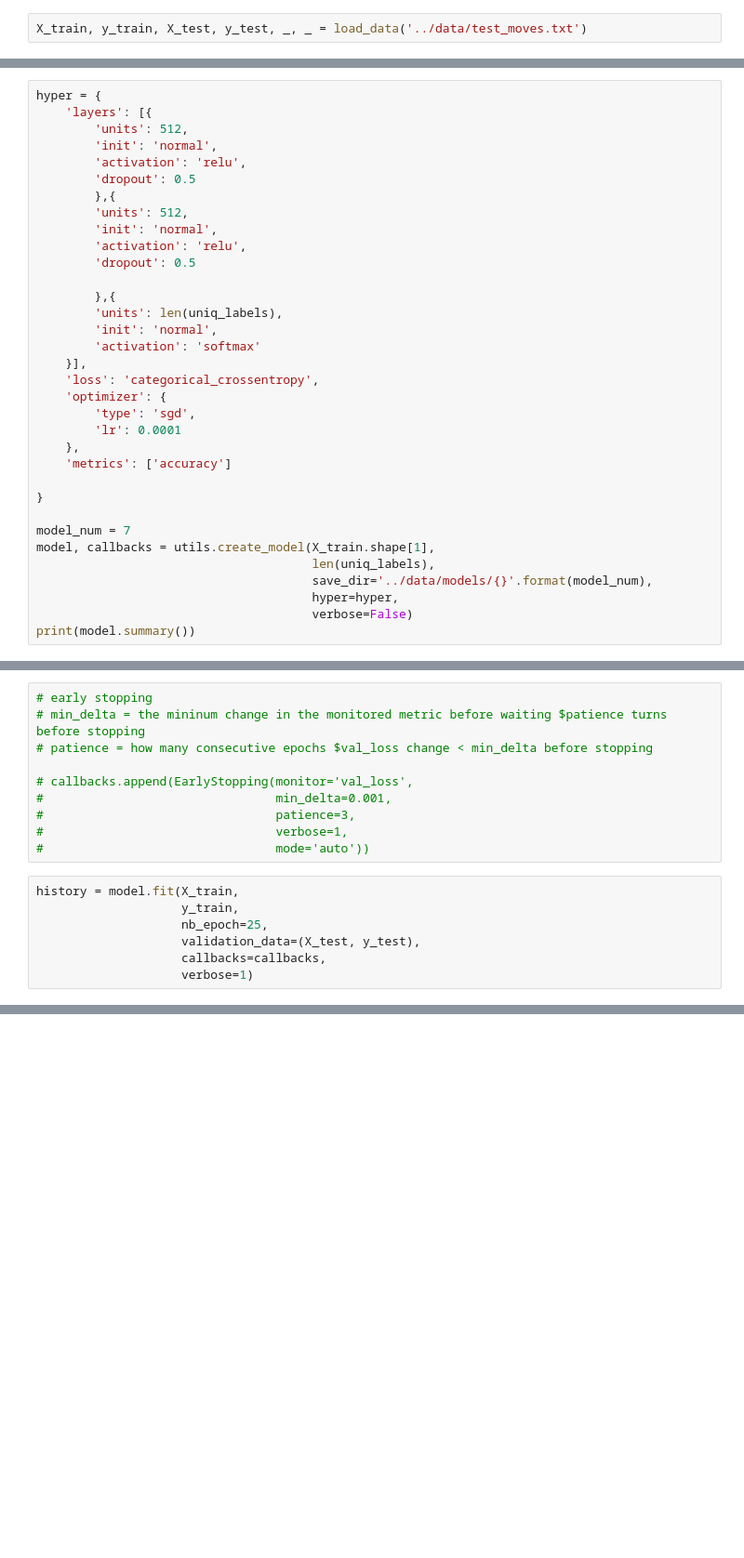
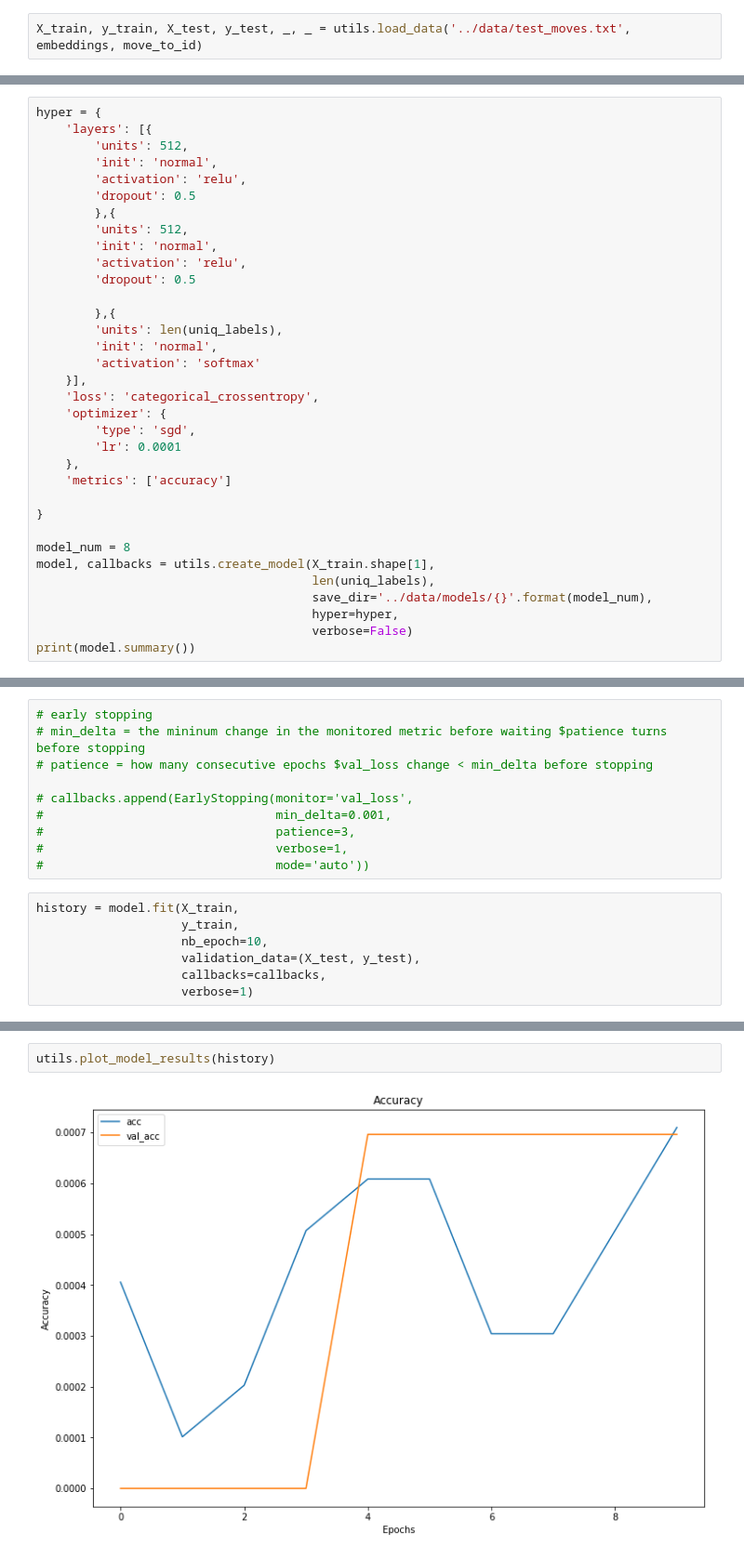
Before and after one commit to brannondorsey/ChessEmbeddings, a Jupyter notebook: ipython/keras_classifier.ipynb, the cells around one changed output, grey strips where cells are left out. Shown at 93% size. Saved outputs shown, nothing was run; the diff lists cells and outputs as text; blank space fills up the shorter version.

```diff
--- a/ipython/keras_classifier.ipynb
+++ b/ipython/keras_classifier.ipynb
@@ -165,2 +23,2 @@ def labels_to_ints(labels):
 # %%
-X_train, y_train, X_test, y_test, _, _ = load_data('../data/test_moves.txt')
+X_train, y_train, X_test, y_test, _, _ = utils.load_data('../data/test_moves.txt', embeddings, move_to_id)
@@ -203,7 +73,7 @@ hyper = {
 
 }
 
-model_num = 7
+model_num = 8
 model, callbacks = utils.create_model(X_train.shape[1],
                                       len(uniq_labels),
                                       save_dir='../data/models/{}'.format(model_num),
@@ -223,7 +112,7 @@ print(model.summary())
 # %%
 history = model.fit(X_train,
                     y_train,
-                    nb_epoch=25,
+                    nb_epoch=10,
                     validation_data=(X_test, y_test),
                     callbacks=callbacks,
                     verbose=1)
@@ -231,0 +137,4 @@ plot_model_results(history)
+# %%
+utils.plot_model_results(history)
+# %% [output]
+[figure, added]
```
Also changed, not shown: parts of 8 cells of this notebook, 1 other file.
